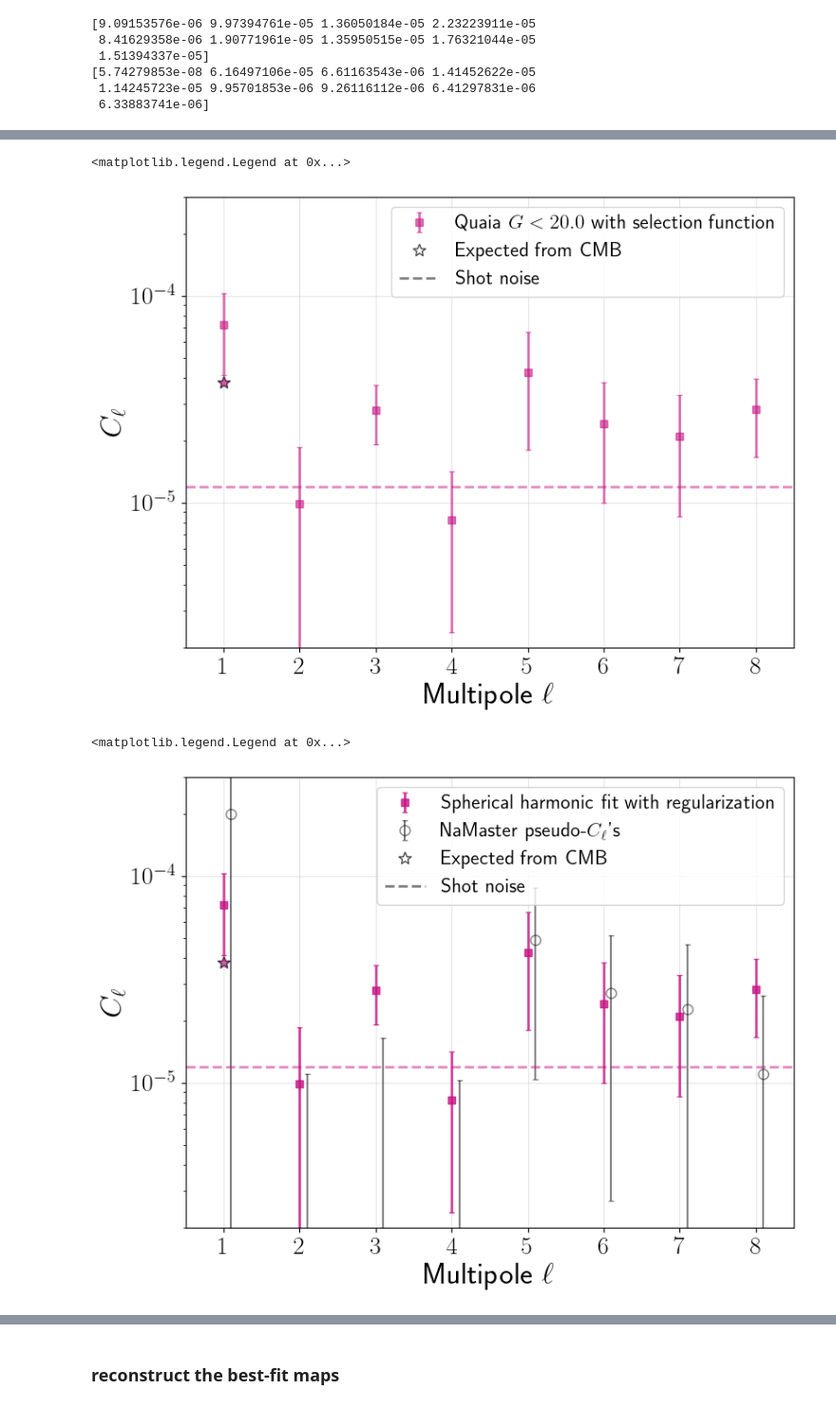
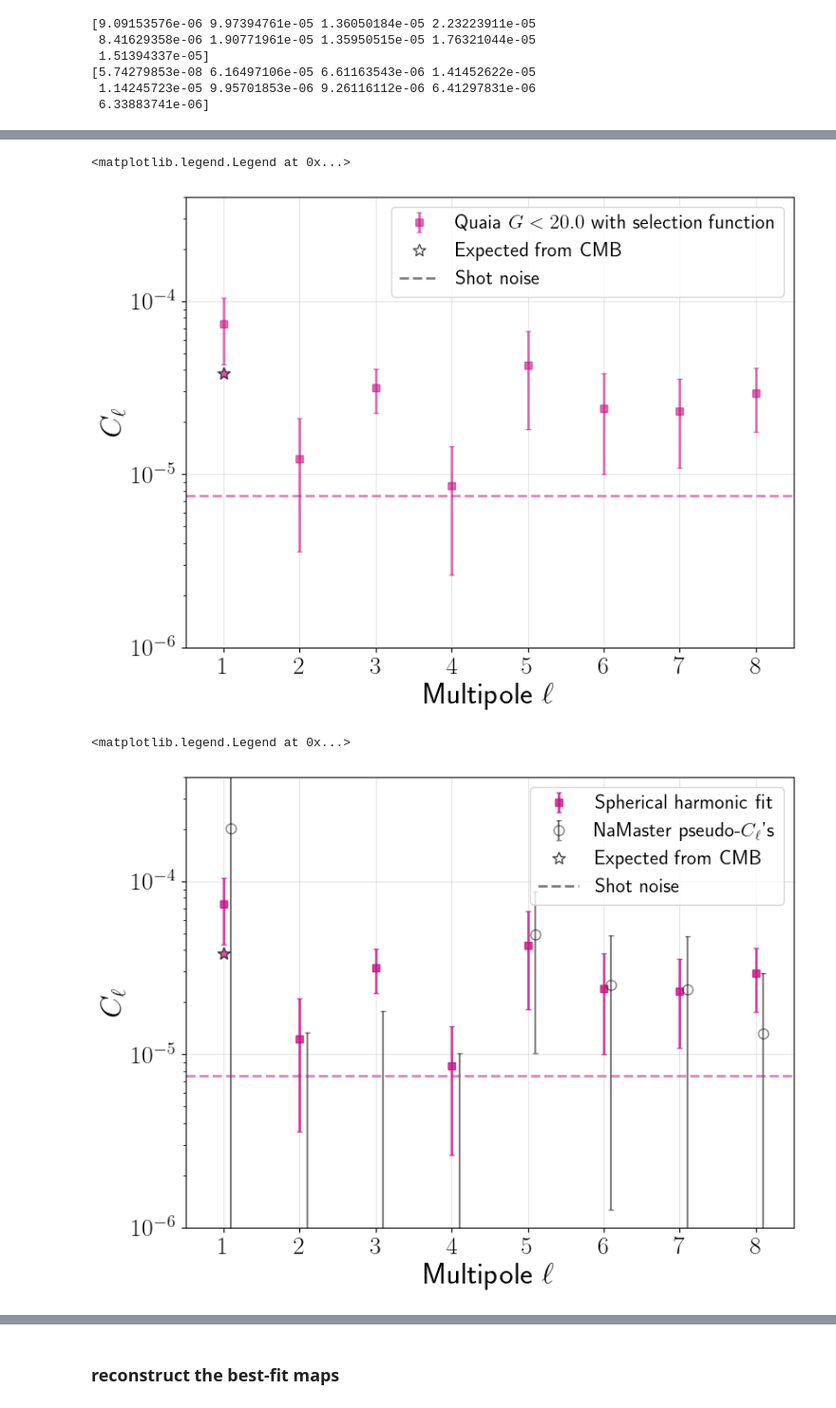
Before and after one commit to abbyw24/lss-dipoles, a Jupyter notebook: notebooks/2024-05-16_plots_for_kate_vksf.ipynb, the cells around one changed output, grey strips where cells are left out. Shown at 95% size. Saved outputs shown, nothing was run; the diff lists cells and outputs as text; code cells hidden in the pictures.

```diff
--- a/notebooks/2024-05-16_plots_for_kate_vksf.ipynb
+++ b/notebooks/2024-05-16_plots_for_kate_vksf.ipynb
@@ -248,9 +253,9 @@ constructing overdensity map
 # at the healpix level:
 
 # load selection function
-selfunc_quaia_full = d_quaia.get_selfunc(os.path.join(selfuncdir_quaia,
+selfunc_quaia = d_quaia.get_selfunc(os.path.join(selfuncdir_quaia,
                                             f'selection_function_NSIDE{d_quaia.NSIDE}_G{d_quaia.maglim}.fits'))
 # overdensity map, corrected by selection function
-overdensity_map_sf_quaia_full = d_quaia.construct_overdensity_map(selfunc=selfunc_quaia_full)
+overdensity_map_sf_quaia = d_quaia.construct_overdensity_map(selfunc=selfunc_quaia)
 # %% [output]
 constructing overdensity map
@@ -267,7 +272,7 @@ constructing overdensity map
 # %%
-# CHOOSE FIDUCIAL QUAIA SELFUNC
-selfunc_quaia = selfunc_quaia_full
-overdensity_map_sf_quaia = overdensity_map_sf_quaia_full
+# # CHOOSE FIDUCIAL QUAIA SELFUNC
+# selfunc_quaia = selfunc_quaia_full
+# overdensity_map_sf_quaia = overdensity_map_sf_quaia_full
 # %%
 # plot
 fig = plt.figure(figsize=(16,3))
@@ -422,3 +423,6 @@ print(noise_catwise_Cell, noise_quaia_Cell)
+# %%
+noise_quaia = noise_quaia_Cell
+noise_catwise = noise_catwise_Cell
 # %% [markdown]
 ## Namaster C_ells
 # %%
@@ -672,13 +659,12 @@ marker = mpl.lines.Line2D([0],[0], c='None', label='Expected from CMB', **kwargs
 
 # shot noise estimates
 kwargs = dict(ls='--', alpha=0.5, lw=lw)
-#ax.axhline(noise_quaia_Cell, c=color_quaia, **kwargs)
-ax.axhline(noise_quaia_cross, c=color_quaia, **kwargs)
+ax.axhline(noise_quaia, c=color_quaia, **kwargs)
 # manual label
 line = mpl.lines.Line2D([0], [0], label='Shot noise', c='k', **kwargs)
 
 # model + shot noise
-#ax.plot(ells_mod, Cells_mod + noise_quaia_Cell, c=color_quaia, label='Model + shot noise', alpha=0.5)
+#ax.plot(ells_mod, Cells_mod + noise_quaia, c=color_quaia, label='Model + shot noise', alpha=0.5)
 
 # add manual symbols to auto legend
 handles, labels = plt.gca().get_legend_handles_labels()
@@ -687,7 +673,7 @@ handles.extend([marker, line])
 ax.semilogy()
 ax.grid(alpha=0.5, lw=lw_grid)
 ax.set_xlim(ells[1:][0] - 0.5, ells[1:][-1] + 0.5)
-ax.set_ylim(2e-6, 3e-4)
+ax.set_ylim(1e-6, 4e-4)
 ax.set_xlabel(r'Multipole $\ell$')
 ax.set_xticks(ells[1:])
 ax.set_ylabel(r'$C_\ell$')
@@ -695,49 +681,48 @@ ax.set_ylabel(r'$C_\ell$')
 ax.legend(loc=1, handles=handles)
 # %% [output]
 <matplotlib.legend.Legend at 0x...>
-[figure, old version]
+[figure, new version]
 # %%
 # plottt
 #  (Cell functions output C_0, but start with C_1 since we're fitting overdensities)
 fig, ax = plt.subplots(figsize=(8,6), tight_layout=True)
 kwargs = dict(ls='None', ms=6, alpha=0.8, capsize=2, lw=lw)
 ax.errorbar(ells[1:], Cells_quaia[1:], yerr=Cells_quaia_std[1:],
-            c=color_quaia, label=r'Spherical harmonic fit with regularization', marker='s', **kwargs)
+            c=color_quaia, label=r'Spherical harmonic fit', marker='s', **kwargs)
 
 ax.errorbar(leff+0.1, cl_quaia[0], yerr=np.sqrt(np.diag(cv_quaia)),
             color='k', alpha=0.5, marker='o', markersize=8, markerfacecolor='None',
             ls='None', capsize=2,
             label=r"NaMaster pseudo-$C_\ell$'s")
 
 # expected dipole amplitude
 kwargs = dict(marker='*', ms=10, mec='k', alpha=0.7)
 ax.plot(1, expected_C1_quaia, c=color_quaia, **kwargs, lw=lw)
 # manual label
 marker = mpl.lines.Line2D([0],[0], c='None', label='Expected from CMB', **kwargs)
 
 # shot noise estimates
 kwargs = dict(ls='--', alpha=0.5, lw=lw)
-#ax.axhline(noise_quaia_Cell, c=color_quaia, **kwargs)
-ax.axhline(noise_quaia_cross, c=color_quaia, **kwargs)
+ax.axhline(noise_quaia, c=color_quaia, **kwargs)
 # manual label
 line = mpl.lines.Line2D([0], [0], label='Shot noise', c='k', **kwargs)
 
 # model + shot noise
-#ax.plot(ells_mod, Cells_mod + noise_quaia_Cell, c=color_quaia, label='Model + shot noise', alpha=0.5)
+#ax.plot(ells_mod, Cells_mod + noise_quaia, c=color_quaia, label='Model + shot noise', alpha=0.5)
 
 # add manual symbols to auto legend
 handles, labels = plt.gca().get_legend_handles_labels()
 handles.extend([marker, line])
 
 ax.semilogy()
 ax.grid(alpha=0.5, lw=lw_grid)
 ax.set_xlim(ells[1:][0] - 0.5, ells[1:][-1] + 0.5)
-ax.set_ylim(2e-6, 3e-4)
+ax.set_ylim(1e-6, 4e-4)
 ax.set_xlabel(r'Multipole $\ell$')
 ax.set_xticks(ells[1:])
 ax.set_ylabel(r'$C_\ell$')
 # ax.set_title(r'Angular power $C_\ell$, $0\leq\ell\leq$'f'{max_ell}')
 ax.legend(loc=1, handles=handles)
 # %% [output]
 <matplotlib.legend.Legend at 0x...>
-[figure, old version]
+[figure, new version]
```
Also changed, not shown: parts of 68 cells of this notebook.
